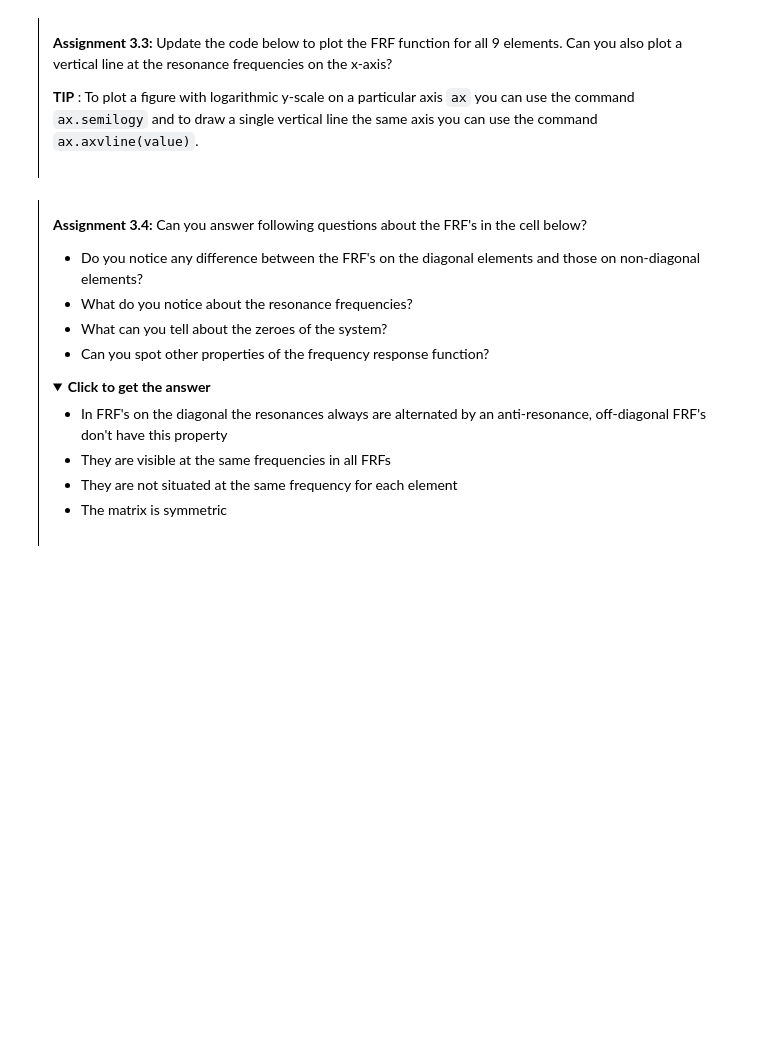
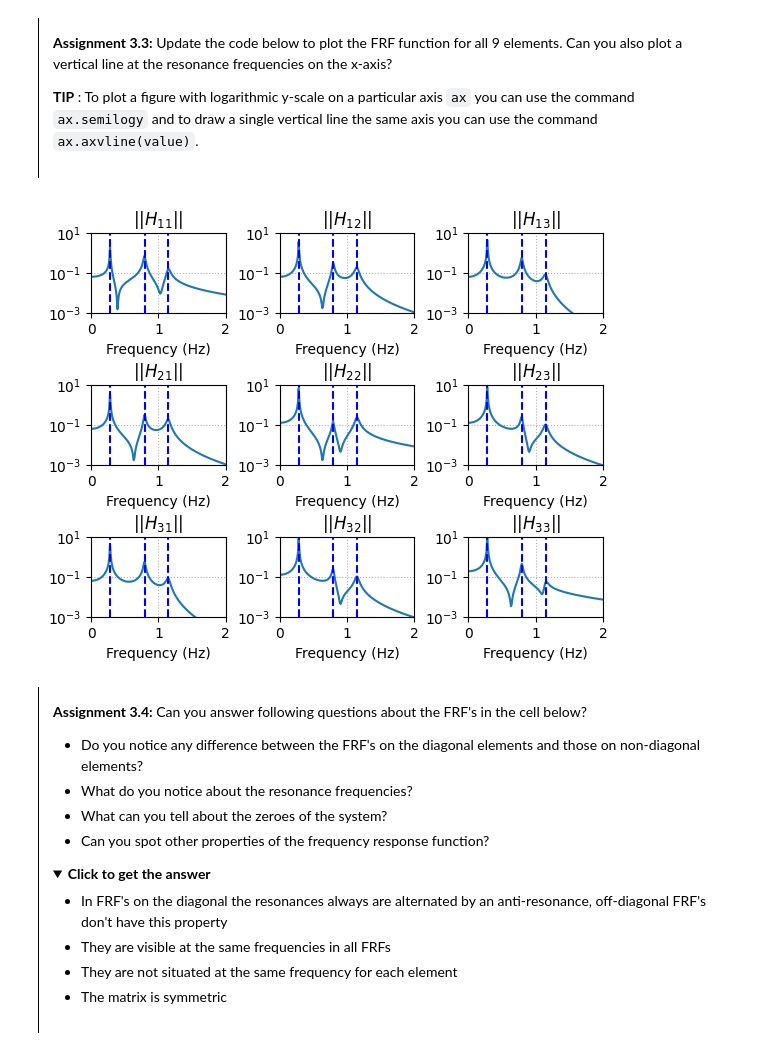
Before and after one commit to mariamsrks/MV2627_Exercises, a Jupyter notebook: Session3_MDOF/session3.ipynb, the cells around one changed output. Drawn from its saved outputs; the diff is of its cells as text; code cells hidden in the pictures; folded sections open; blank space fills up the shorter version.

```diff
--- a/Session3_MDOF/session3.ipynb
+++ b/Session3_MDOF/session3.ipynb
@@ -186,7 +187,7 @@ def calc_eigenvalues_eigenvectors(M:np.array,K:np.array):
 
     """
     # YOUR CODE HERE
-    la.eigh(K,M)
+    lamb, psi = la.eigh(K,M)
     idx = lamb.argsort()  # sort the eigenvalues and eigenvectors with lowest eigenvalue first
     lamb = lamb[idx]
     psi = psi[:,idx]
@@ -216,7 +217,9 @@ lamb = None
 psi = None
 f_res = None
 # YOUR CODE HERE
-raise NotImplementedError()
+M, C, K = build_3DOF_matrices(m=1, k=16, k1=16, c= 0.1, c1 = 0.1)
+lamb, psi = calc_eigenvalues_eigenvectors(M, K)
+f_res = np.sqrt(lamb)/(2*np.pi)
 # %% [markdown]
 Let us have a look at the resonance frequencies you calculated:
 # %%
@@ -431,26 +453,30 @@ As discussed previously the FRF is in fact a 3 by 3 matrix for a three dimension
 # %%
 f = np.linspace(0,2,200)
 n_dof = np.shape(M)[0]
 
 fig, axes = plt.subplots(n_dof,n_dof)
 
 for i in range(n_dof):
     for j in range(n_dof):
         # V---!ADD THE NECESSARY CODE HERE!---V
         # YOUR CODE HERE
-        raise NotImplementedError()
+        H_ij = frequency_response_function(M, C, K, f , i, j)
+        axes[i,j].semilogy(f,np.abs(H_ij))
+        for freq in f_res: axes[i,j].axvline(freq, color='blue', linestyle='--')
         axes[i,j].set_title(f'$||H_{{{i+1}{j+1}}}||$')
         axes[i,j].set_xlabel('Frequency (Hz)')
         axes[i,j].grid(which='both', linestyle=':')
         axes[i,j].set_ylim([1e-3,1e1])
         axes[i,j].set_xlim([0, max(f)])
 
 plt.subplots_adjust(left=0.1,
                     bottom=0.1,
                     right=0.9,
                     top=0.9,
                     wspace=0.4,
                     hspace=0.9)
+# %% [output]
+[figure, added]
 # %% [markdown]
 <div style="border-left: 1px solid black; padding: 1em; margin: 1em 0;">
 
```
Also changed, not shown: parts of 13 cells of this notebook.
